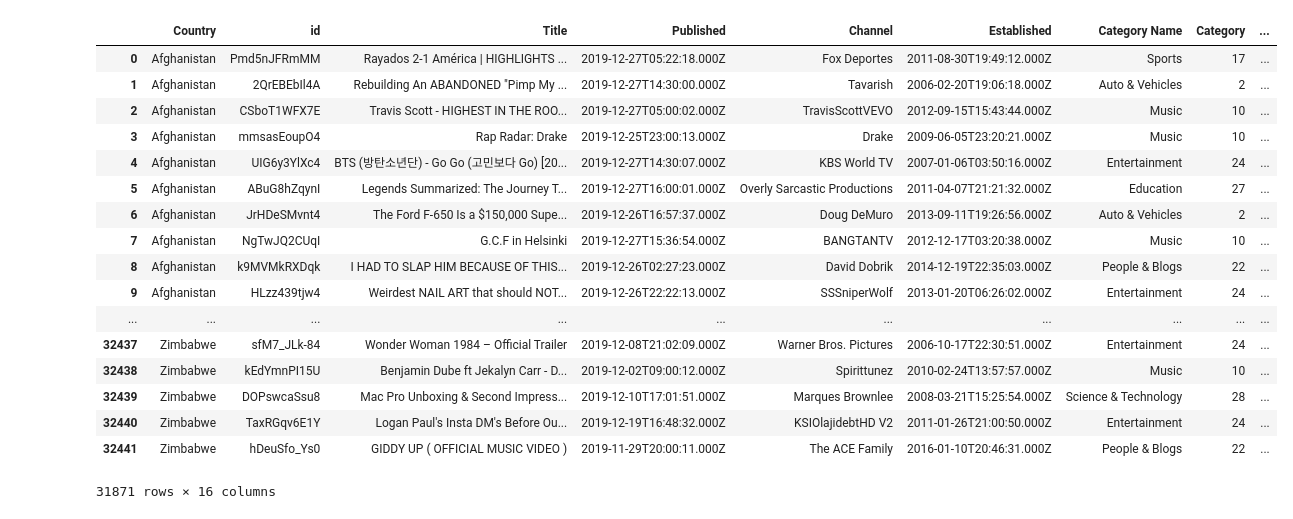
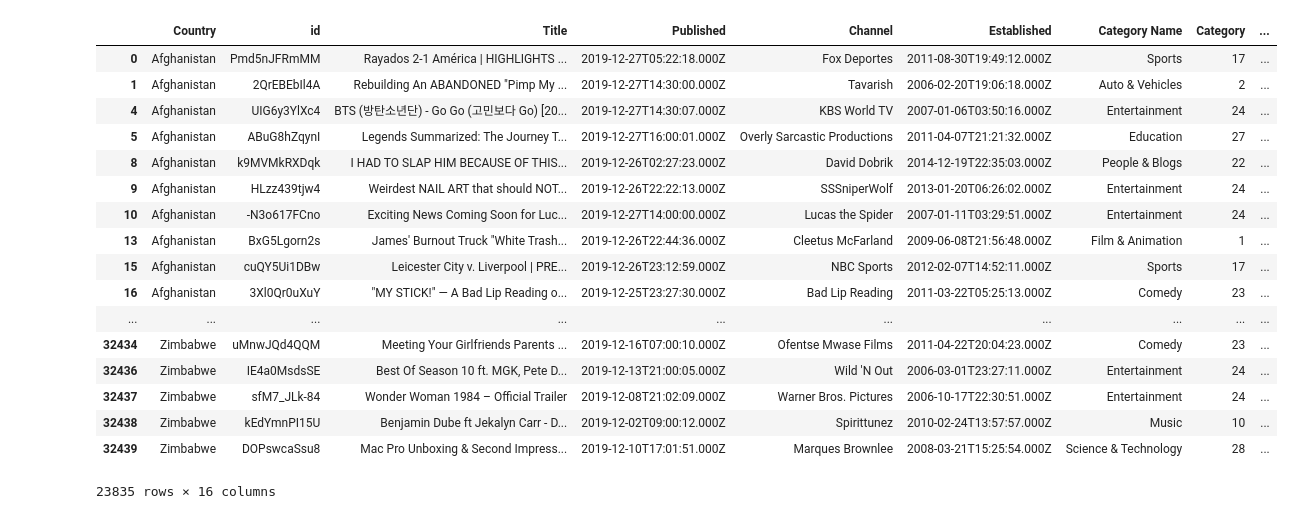
Before and after one commit to nguyenndt278/yt_vr_combine_progress, a Jupyter notebook: static/notebook/youtube_clean_and_combine.ipynb, the cells around one changed output. Drawn from its saved outputs; the diff is of its cells as text; code cells hidden in the pictures.

```diff
--- a/static/notebook/youtube_clean_and_combine.ipynb
+++ b/static/notebook/youtube_clean_and_combine.ipynb
@@ -32,0 +57,6 @@ df_all
+# %%
+df_all_3=df_video.merge(df_category,how='left', on='Category')
+df_all_4=df_all_3.merge(df_channel_with_origin, how='left', on='Channel ID')
+df_all_origin=df_all_4.merge(df_code_2,how='left', on='Origin')
+df_all_origin_c=df_all_origin.dropna()
+df_all_origin_c
@@ -32,0 +82,10 @@ df_all
+# %%
+df_all_origin_clean=df_all_origin_c[["Name","Origin","id",
+              "Title", "Published",
+              "Channel", "Established",
+              "Category Name", "Category",
+              "Duration", "Like",
+              "Dislikes","Comment Count",
+              "Channel Views", "Subscriber Count",
+              "Video Count","Views"]]
+df_all_origin_clean
@@ -32,0 +111,10 @@ df_all
+# %%
+duration_2=df_all_origin_clean['Duration']
+duration_list_raw_2=list(duration_2)
+duration_list_parse_2=[]
+for item in duration_list_raw_2:
+    dura=isodate.parse_duration(item)
+    durat= dura.total_seconds()
+    duration_list_parse_2.append(durat)
+df_all_origin_clean['Duration in Seconds']=duration_list_parse_2
+df_all_origin_clean
@@ -39,7 +215,7 @@ for item in duration_list_raw:
     durat= dura.total_seconds()
     duration_list_parse.append(durat)
 df_all['Duration in Seconds']=duration_list_parse
-df_tableau=df_all[["Name","id",
+df_tableau=df_all[["Name","Origin","id",
               "Title", "Published",
               "Channel", "Established",
               "Category Name", "Category",
@@ -70,26 +246,27 @@ df_tableau
 # %%
 df_tableau_c=df_tableau.dropna()
-df_tableau_clean=df_tableau_c.rename(columns={'Name':'Country'})
+df_tableau_cle=df_tableau_c.rename(columns={'Name':'Country'})
+df_tableau_clean=df_tableau_cle.drop("Origin",1)
 df_tableau_clean
 # %% [output]
 |  | Country | id | Title | Published | Channel | Established | Category Name | Category | ... |
 | 0 | Afghanistan | Pmd5nJFRmMM | Rayados 2-1 América | HIGHLIGHTS ... | 2019-12-27T05:22:18.000Z | Fox Deportes | 2011-08-30T19:49:12.000Z | Sports | 17 | ... |
 | 1 | Afghanistan | 2QrEBEbIl4A | Rebuilding An ABANDONED "Pimp My ... | 2019-12-27T14:30:00.000Z | Tavarish | 2006-02-20T19:06:18.000Z | Auto & Vehicles | 2 | ... |
-| 2 | Afghanistan | CSboT1WFX7E | Travis Scott - HIGHEST IN THE ROO... | 2019-12-27T05:00:02.000Z | TravisScottVEVO | 2012-09-15T15:43:44.000Z | Music | 10 | ... |
-| 3 | Afghanistan | mmsasEoupO4 | Rap Radar: Drake | 2019-12-25T23:00:13.000Z | Drake | 2009-06-05T23:20:21.000Z | Music | 10 | ... |
 | 4 | Afghanistan | UIG6y3YlXc4 | BTS (방탄소년단) - Go Go (고민보다 Go) [20... | 2019-12-27T14:30:07.000Z | KBS World TV | 2007-01-06T03:50:16.000Z | Entertainment | 24 | ... |
 | 5 | Afghanistan | ABuG8hZqynI | Legends Summarized: The Journey T... | 2019-12-27T16:00:01.000Z | Overly Sarcastic Productions | 2011-04-07T21:21:32.000Z | Education | 27 | ... |
-| 6 | Afghanistan | JrHDeSMvnt4 | The Ford F-650 Is a $150,000 Supe... | 2019-12-26T16:57:37.000Z | Doug DeMuro | 2013-09-11T19:26:56.000Z | Auto & Vehicles | 2 | ... |
-| 7 | Afghanistan | NgTwJQ2CUqI | G.C.F in Helsinki | 2019-12-27T15:36:54.000Z | BANGTANTV | 2012-12-17T03:20:38.000Z | Music | 10 | ... |
 | 8 | Afghanistan | k9MVMkRXDqk | I HAD TO SLAP HIM BECAUSE OF THIS... | 2019-12-26T02:27:23.000Z | David Dobrik | 2014-12-19T22:35:03.000Z | People & Blogs | 22 | ... |
 | 9 | Afghanistan | HLzz439tjw4 | Weirdest NAIL ART that should NOT... | 2019-12-26T22:22:13.000Z | SSSniperWolf | 2013-01-20T06:26:02.000Z | Entertainment | 24 | ... |
+| 10 | Afghanistan | -N3o617FCno | Exciting News Coming Soon for Luc... | 2019-12-27T14:00:00.000Z | Lucas the Spider | 2007-01-11T03:29:51.000Z | Entertainment | 24 | ... |
+| 13 | Afghanistan | BxG5Lgorn2s | James' Burnout Truck "White Trash... | 2019-12-26T22:44:36.000Z | Cleetus McFarland | 2009-06-08T21:56:48.000Z | Film & Animation | 1 | ... |
+| 15 | Afghanistan | cuQY5Ui1DBw | Leicester City v. Liverpool | PRE... | 2019-12-26T23:12:59.000Z | NBC Sports | 2012-02-07T14:52:11.000Z | Sports | 17 | ... |
+| 16 | Afghanistan | 3Xl0Qr0uXuY | "MY STICK!" — A Bad Lip Reading o... | 2019-12-25T23:27:30.000Z | Bad Lip Reading | 2011-03-22T05:25:13.000Z | Comedy | 23 | ... |
 | ... | ... | ... | ... | ... | ... | ... | ... | ... | ... |
+| 32434 | Zimbabwe | uMnwJQd4QQM | Meeting Your Girlfriends Parents ... | 2019-12-16T07:00:10.000Z | Ofentse Mwase Films | 2011-04-22T20:04:23.000Z | Comedy | 23 | ... |
+| 32436 | Zimbabwe | IE4a0MsdsSE | Best Of Season 10 ft. MGK, Pete D... | 2019-12-13T21:00:05.000Z | Wild 'N Out | 2006-03-01T23:27:11.000Z | Entertainment | 24 | ... |
 | 32437 | Zimbabwe | sfM7_JLk-84 | Wonder Woman 1984 – Official Trailer | 2019-12-08T21:02:09.000Z | Warner Bros. Pictures | 2006-10-17T22:30:51.000Z | Entertainment | 24 | ... |
 | 32438 | Zimbabwe | kEdYmnPI15U | Benjamin Dube ft Jekalyn Carr - D... | 2019-12-02T09:00:12.000Z | Spirittunez | 2010-02-24T13:57:57.000Z | Music | 10 | ... |
 | 32439 | Zimbabwe | DOPswcaSsu8 | Mac Pro Unboxing & Second Impress... | 2019-12-10T17:01:51.000Z | Marques Brownlee | 2008-03-21T15:25:54.000Z | Science & Technology | 28 | ... |
-| 32440 | Zimbabwe | TaxRGqv6E1Y | Logan Paul's Insta DM's Before Ou... | 2019-12-19T16:48:32.000Z | KSIOlajidebtHD V2 | 2011-01-26T21:00:50.000Z | Entertainment | 24 | ... |
-| 32441 | Zimbabwe | hDeuSfo_Ys0 | GIDDY UP ( OFFICIAL MUSIC VIDEO ) | 2019-11-29T20:00:11.000Z | The ACE Family | 2016-01-10T20:46:31.000Z | People & Blogs | 22 | ... |
-31871 rows × 16 columns
+23835 rows × 16 columns
 # %%
 df_tableau_dummy=pd.get_dummies(df_tableau_clean, columns=["Country"])
 df_tableau_dummy
```
Also changed, not shown: parts of 12 cells of this notebook, 4 other files.
